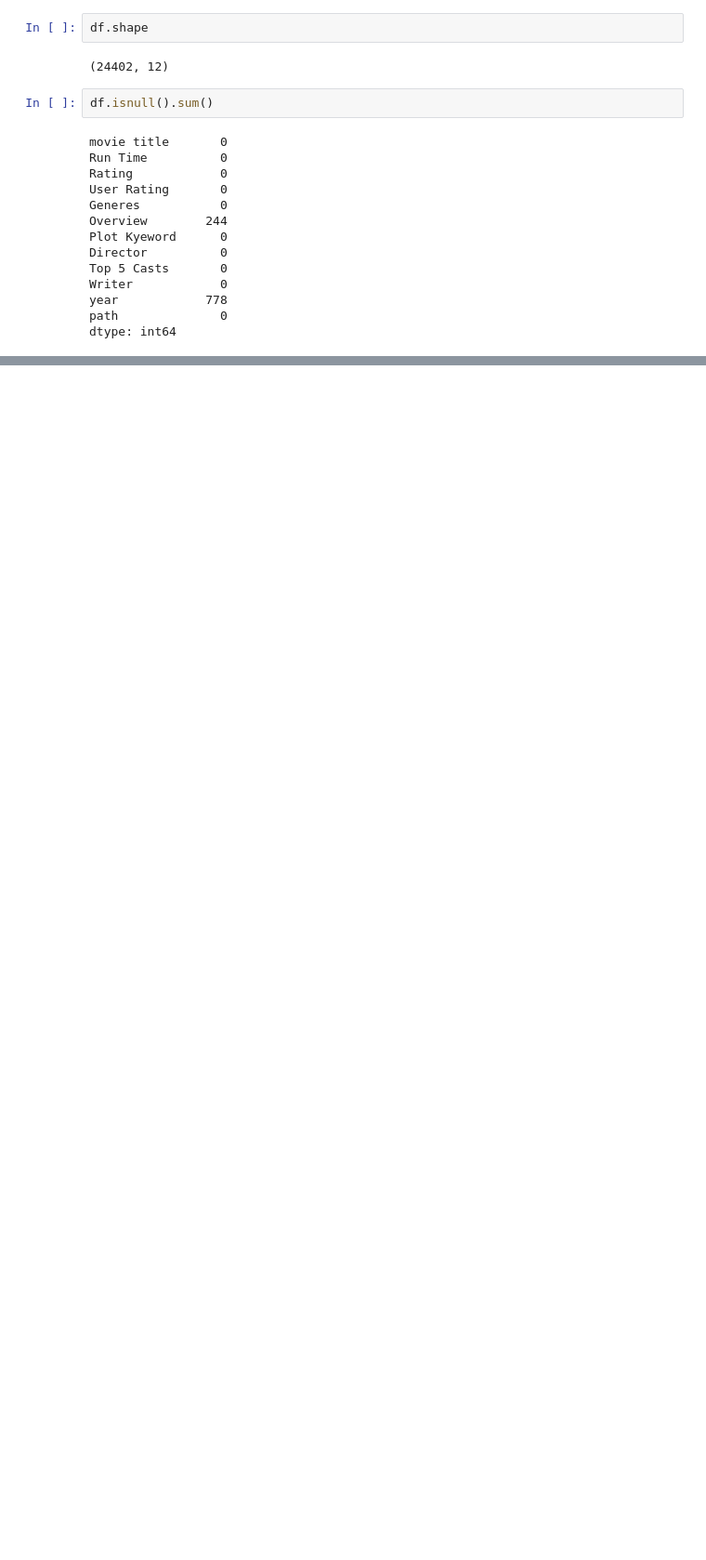
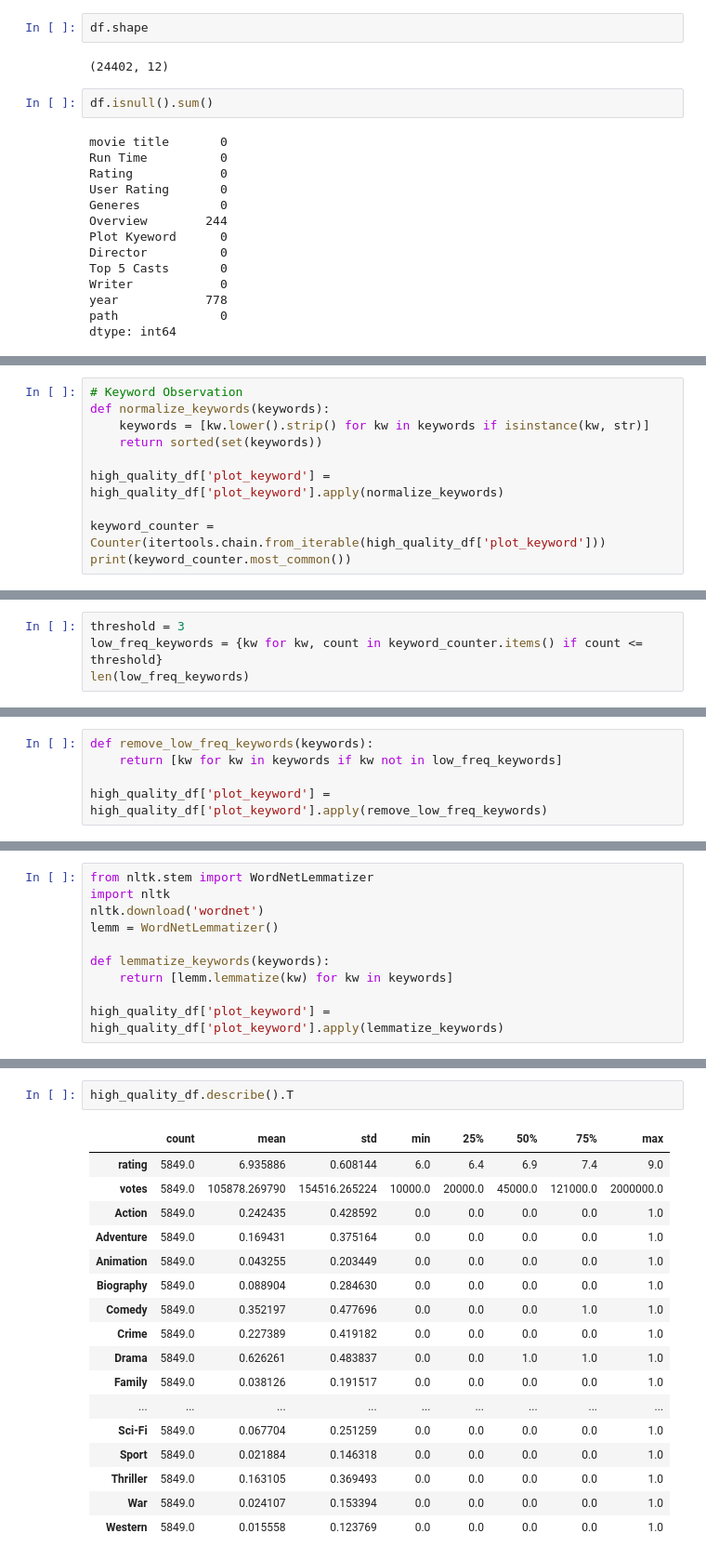
Before and after one commit to kittitater/License-Plate-Censor, a Jupyter notebook: DataCleaningAndFeatureEngineering.ipynb, the cells around one changed output, grey strips where cells are left out. Shown: that part at 93% size. Cells and saved outputs as stored; diff of their text form; blank space fills up the shorter version.

```diff
--- a/DataCleaningAndFeatureEngineering.ipynb
+++ b/DataCleaningAndFeatureEngineering.ipynb
@@ -340,0 +137,10 @@ Final shape: (23922, 46)
+# %%
+# Keyword Observation
+def normalize_keywords(keywords):
+    keywords = [kw.lower().strip() for kw in keywords if isinstance(kw, str)]
+    return sorted(set(keywords))
+
+high_quality_df['plot_keyword'] = high_quality_df['plot_keyword'].apply(normalize_keywords)
+
+keyword_counter = Counter(itertools.chain.from_iterable(high_quality_df['plot_keyword']))
+print(keyword_counter.most_common())
@@ -340,0 +151,4 @@ Final shape: (23922, 46)
+# %%
+threshold = 3
+low_freq_keywords = {kw for kw, count in keyword_counter.items() if count <= threshold}
+len(low_freq_keywords)
@@ -340,0 +157,5 @@ Final shape: (23922, 46)
+# %%
+def remove_low_freq_keywords(keywords):
+    return [kw for kw in keywords if kw not in low_freq_keywords]
+
+high_quality_df['plot_keyword'] = high_quality_df['plot_keyword'].apply(remove_low_freq_keywords)
@@ -340,0 +164,10 @@ Final shape: (23922, 46)
+# %%
+from nltk.stem import WordNetLemmatizer
+import nltk
+nltk.download('wordnet')
+lemm = WordNetLemmatizer()
+
+def lemmatize_keywords(keywords):
+    return [lemm.lemmatize(kw) for kw in keywords]
+
+high_quality_df['plot_keyword'] = high_quality_df['plot_keyword'].apply(lemmatize_keywords)
@@ -340,0 +178,20 @@ Final shape: (23922, 46)
+# %%
+high_quality_df.describe().T
+# %% [output]
+|  | count | mean | std | min | 25% | 50% | 75% | max |
+| rating | 5849.0 | 6.935886 | 0.608144 | 6.0 | 6.4 | 6.9 | 7.4 | 9.0 |
+| votes | 5849.0 | 105878.269790 | 154516.265224 | 10000.0 | 20000.0 | 45000.0 | 121000.0 | 2000000.0 |
+| Action | 5849.0 | 0.242435 | 0.428592 | 0.0 | 0.0 | 0.0 | 0.0 | 1.0 |
+| Adventure | 5849.0 | 0.169431 | 0.375164 | 0.0 | 0.0 | 0.0 | 0.0 | 1.0 |
+| Animation | 5849.0 | 0.043255 | 0.203449 | 0.0 | 0.0 | 0.0 | 0.0 | 1.0 |
+| Biography | 5849.0 | 0.088904 | 0.284630 | 0.0 | 0.0 | 0.0 | 0.0 | 1.0 |
+| Comedy | 5849.0 | 0.352197 | 0.477696 | 0.0 | 0.0 | 0.0 | 1.0 | 1.0 |
+| Crime | 5849.0 | 0.227389 | 0.419182 | 0.0 | 0.0 | 0.0 | 0.0 | 1.0 |
+| Drama | 5849.0 | 0.626261 | 0.483837 | 0.0 | 0.0 | 1.0 | 1.0 | 1.0 |
+| Family | 5849.0 | 0.038126 | 0.191517 | 0.0 | 0.0 | 0.0 | 0.0 | 1.0 |
+| ... | ... | ... | ... | ... | ... | ... | ... | ... |
+| Sci-Fi | 5849.0 | 0.067704 | 0.251259 | 0.0 | 0.0 | 0.0 | 0.0 | 1.0 |
+| Sport | 5849.0 | 0.021884 | 0.146318 | 0.0 | 0.0 | 0.0 | 0.0 | 1.0 |
+| Thriller | 5849.0 | 0.163105 | 0.369493 | 0.0 | 0.0 | 0.0 | 0.0 | 1.0 |
+| War | 5849.0 | 0.024107 | 0.153394 | 0.0 | 0.0 | 0.0 | 0.0 | 1.0 |
+| Western | 5849.0 | 0.015558 | 0.123769 | 0.0 | 0.0 | 0.0 | 0.0 | 1.0 |
```
Also changed, not shown: parts of 30 cells of this notebook, 1 other file.
